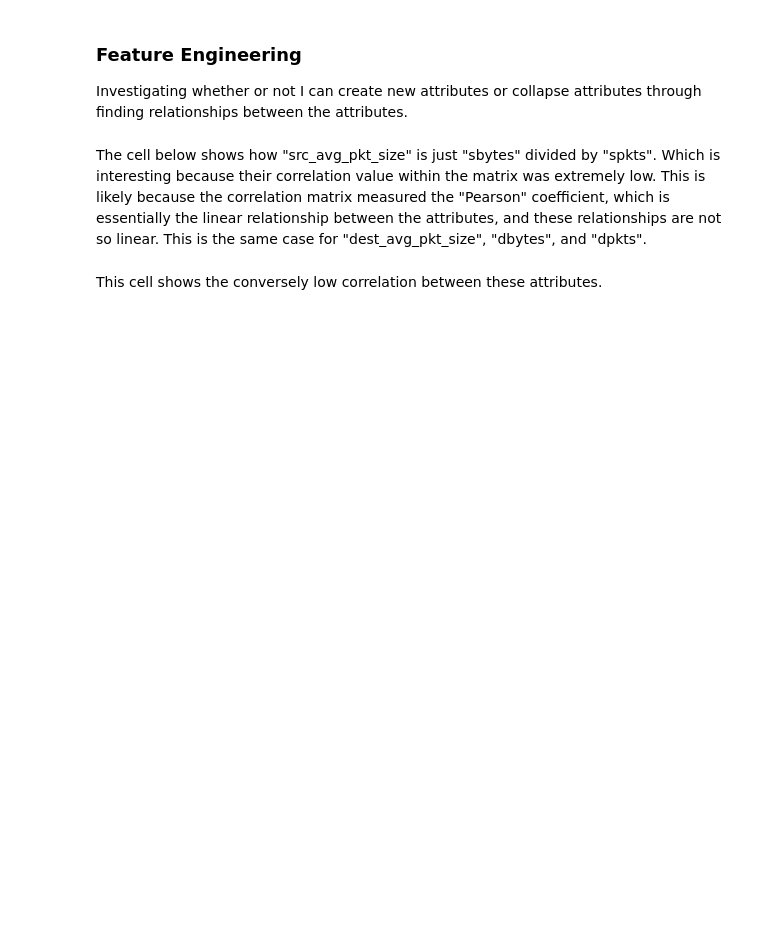
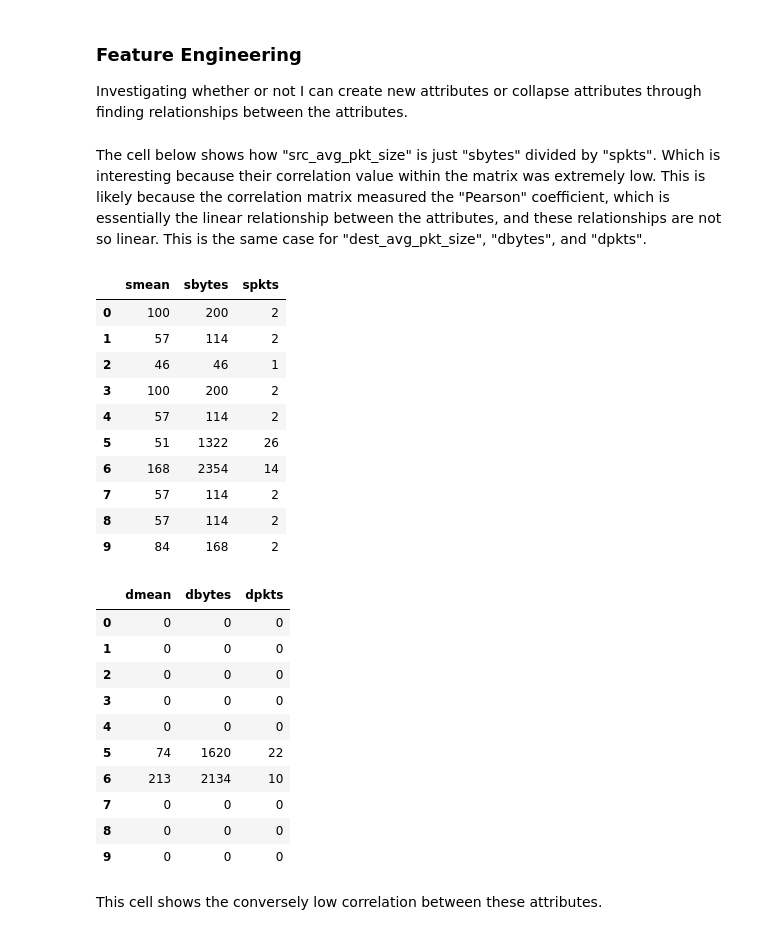
Before and after one commit to Henphan/Data-Mining-Assignment, a Jupyter notebook: src/analysis.ipynb, the cells around one changed output. Saved outputs shown, nothing was run; the diff lists cells and outputs as text; code cells hidden in the pictures; blank space fills up the shorter version.

```diff
--- a/src/analysis.ipynb
+++ b/src/analysis.ipynb
@@ -191,8 +251,31 @@ Investigating whether or not I can create new attributes or collapse attributes
 # %% [markdown]
 The cell below shows how "src_avg_pkt_size" is just "sbytes" divided by "spkts". Which is interesting because their correlation value within the matrix was extremely low. This is likely because the correlation matrix measured the "Pearson" coefficient, which is essentially the linear relationship between the attributes, and these relationships are not so linear. This is the same case for "dest_avg_pkt_size", "dbytes", and "dpkts".
 # %%
-display(df[["src_avg_pkt_size","sbytes","spkts"]].head(10))
-display(df[["dst_avg_pkt_size","dbytes","dpkts"]].head(10))
+display(df[["smean","sbytes","spkts"]].head(10))
+display(df[["dmean","dbytes","dpkts"]].head(10))
+# %% [output]
+|  | smean | sbytes | spkts |
+| 0 | 100 | 200 | 2 |
+| 1 | 57 | 114 | 2 |
+| 2 | 46 | 46 | 1 |
+| 3 | 100 | 200 | 2 |
+| 4 | 57 | 114 | 2 |
+| 5 | 51 | 1322 | 26 |
+| 6 | 168 | 2354 | 14 |
+| 7 | 57 | 114 | 2 |
+| 8 | 57 | 114 | 2 |
+| 9 | 84 | 168 | 2 |
+|  | dmean | dbytes | dpkts |
+| 0 | 0 | 0 | 0 |
+| 1 | 0 | 0 | 0 |
+| 2 | 0 | 0 | 0 |
+| 3 | 0 | 0 | 0 |
+| 4 | 0 | 0 | 0 |
+| 5 | 74 | 1620 | 22 |
+| 6 | 213 | 2134 | 10 |
+| 7 | 0 | 0 | 0 |
+| 8 | 0 | 0 | 0 |
+| 9 | 0 | 0 | 0 |
 # %% [markdown]
 This cell shows the conversely low correlation between these attributes.
 # %%
```
Also changed, not shown: parts of 6 cells of this notebook, 8 other files.
